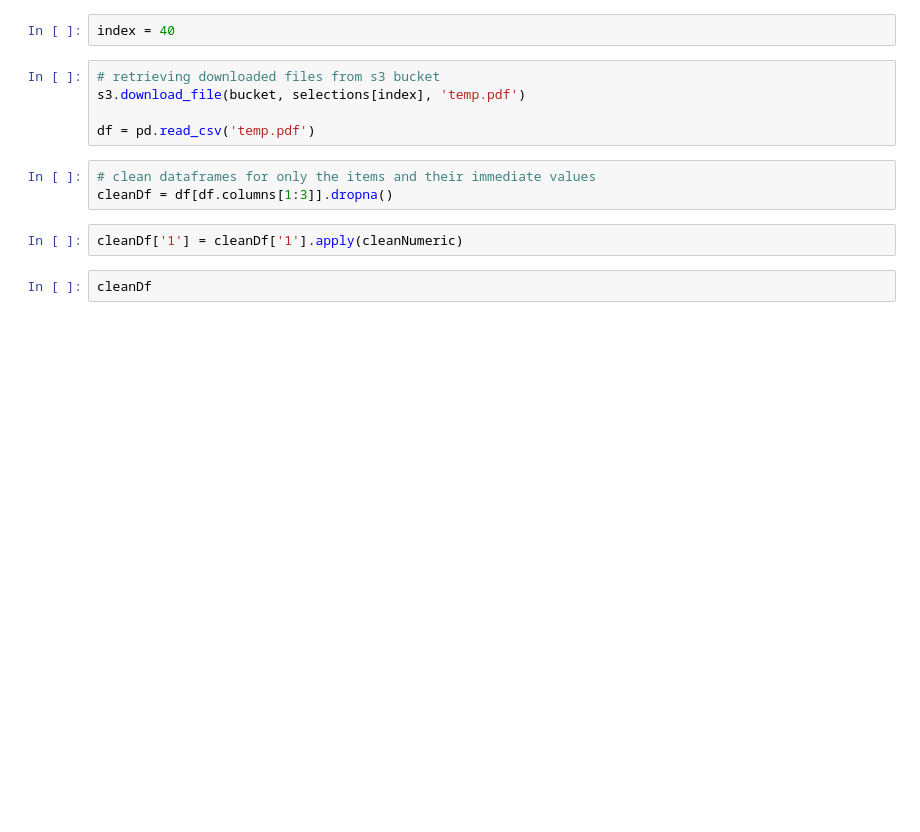
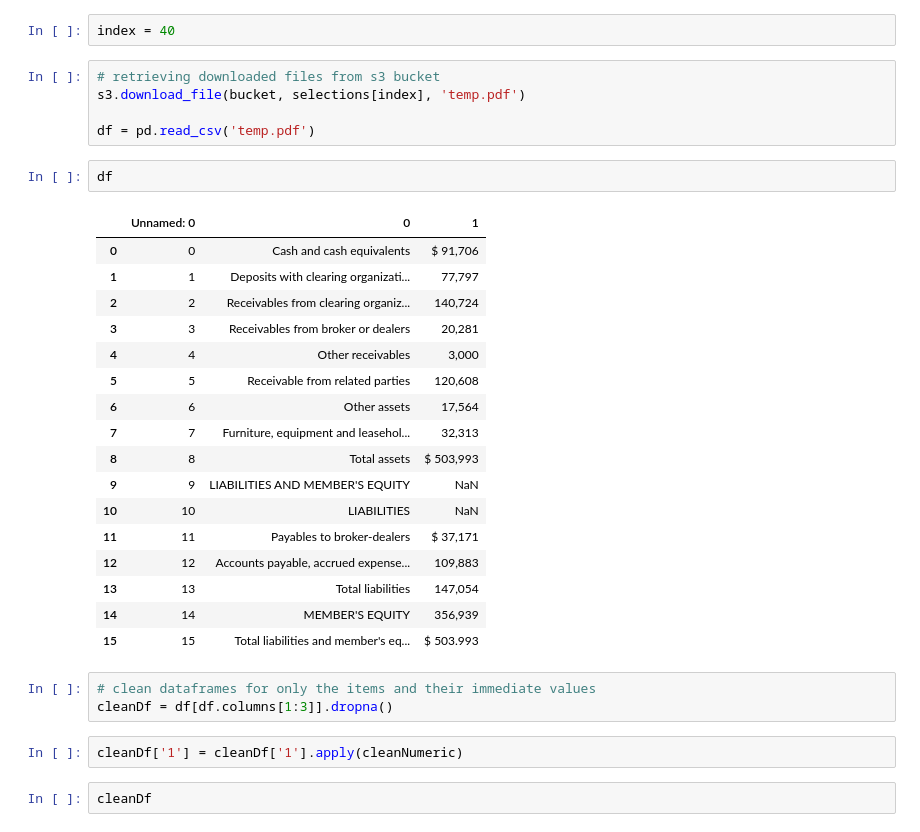
Before and after one commit to fernando-duarte/X17A5, a Jupyter notebook: buildDatabase.ipynb, the cells around one changed output. Saved outputs shown, nothing was run; the diff lists cells and outputs as text; blank space fills up the shorter version.

```diff
--- a/buildDatabase.ipynb
+++ b/buildDatabase.ipynb
@@ -114,6 +85,26 @@ index = 40
 s3.download_file(bucket, selections[index], 'temp.pdf')
 
 df = pd.read_csv('temp.pdf')
+# %%
+df
+# %% [output]
+|  | Unnamed: 0 | 0 | 1 |
+| 0 | 0 | Cash and cash equivalents | $ 91,706 |
+| 1 | 1 | Deposits with clearing organizati... | 77,797 |
+| 2 | 2 | Receivables from clearing organiz... | 140,724 |
+| 3 | 3 | Receivables from broker or dealers | 20,281 |
+| 4 | 4 | Other receivables | 3,000 |
+| 5 | 5 | Receivable from related parties | 120,608 |
+| 6 | 6 | Other assets | 17,564 |
+| 7 | 7 | Furniture, equipment and leasehol... | 32,313 |
+| 8 | 8 | Total assets | $ 503,993 |
+| 9 | 9 | LIABILITIES AND MEMBER'S EQUITY | NaN |
+| 10 | 10 | LIABILITIES | NaN |
+| 11 | 11 | Payables to broker-dealers | $ 37,171 |
+| 12 | 12 | Accounts payable, accrued expense... | 109,883 |
+| 13 | 13 | Total liabilities | 147,054 |
+| 14 | 14 | MEMBER'S EQUITY | 356,939 |
+| 15 | 15 | Total liabilities and member's eq... | $ 503.993 |
 # %%
 # clean dataframes for only the items and their immediate values
 cleanDf = df[df.columns[1:3]].dropna()
```
Also changed, not shown: parts of 29 cells of this notebook.
